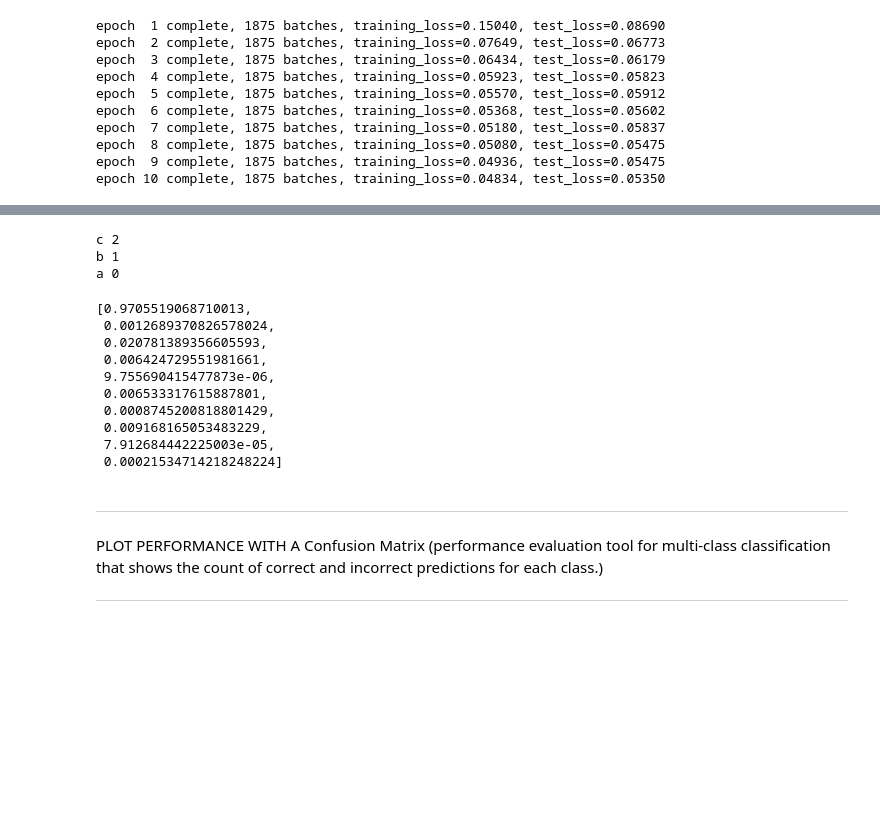
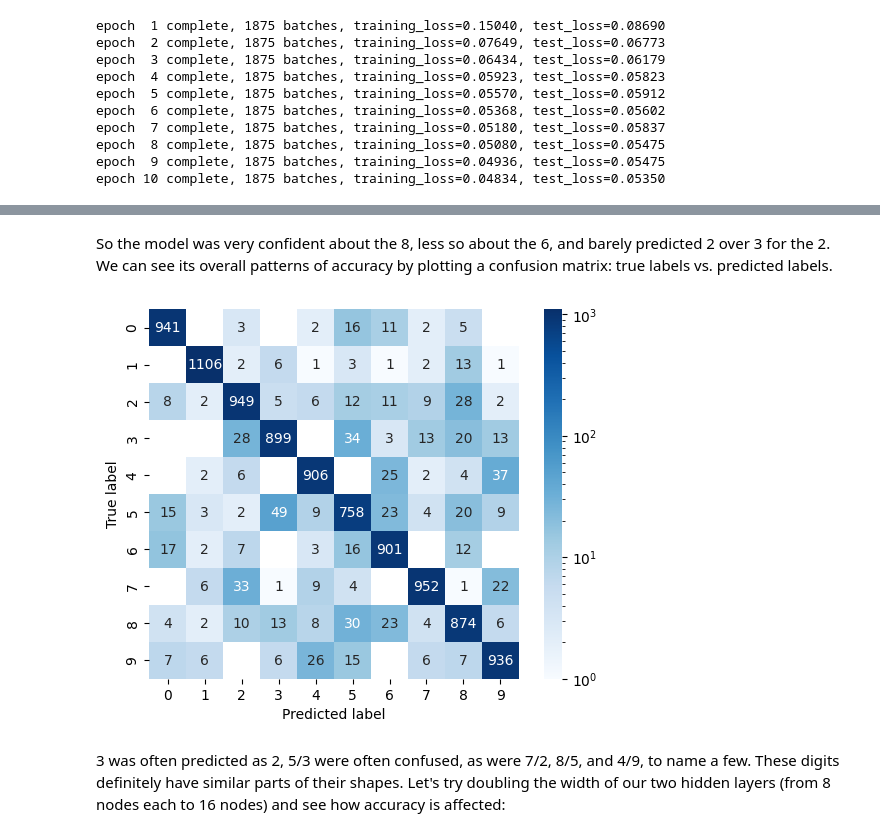
Before and after one commit to jeremy-dolan/neural-net-from-scratch, a Jupyter notebook: mlp_demo_interactive_digit_classifier.ipynb, the cells around one changed output, grey strips where cells are left out. Saved outputs shown, nothing was run; the diff lists cells and outputs as text; code cells hidden in the pictures; blank space fills up the shorter version.

```diff
--- a/mlp_demo_interactive_digit_classifier.ipynb
+++ b/mlp_demo_interactive_digit_classifier.ipynb
@@ -295,4 +304,0 @@ Visualize a couple samples from the test set, with the prediction's probability
-# %%
-x = mnist_net.forward(training_images[0])[-1]
-y = mnist_net.forward(training_data[0]['x'])[-1]
-y
@@ -360,30 +351,27 @@ plt.show()
-# %%
-layers = ['a', 'b', 'c']
-for enum, layer in enumerate(reversed(layers)):
-    layer_num = len(layers)-1-enum
-    print(layer, layer_num)
-# %% [output]
-c 2
-b 1
-a 0
-# %%
-prediction
-# %% [output]
-[0.9705519068710013,
- 0.0012689370826578024,
- 0.020781389356605593,
- 0.006424729551981661,
- 9.755690415477873e-06,
- 0.006533317615887801,
- 0.0008745200818801429,
- 0.009168165053483229,
- 7.912684442225003e-05,
- 0.00021534714218248224]
-# %% [markdown]
------
-
-PLOT PERFORMANCE WITH A Confusion Matrix (performance evaluation tool for
-multi-class classification that shows the count of correct and incorrect
-predictions for each class.)
-
------
+# %% [markdown]
+So the model was very confident about the 8, less so about the 6, and barely
+predicted 2 over 3 for the 2. We can see its overall patterns of accuracy by
+plotting a confusion matrix: true labels vs. predicted labels.
+# %%
+# initialize:
+conf_mat = [[0 for _ in range(10)] for _ in range(10)]
+
+for sample in test_data:
+    x = sample['x']
+    y = sample['y']
+    ŷ = mnist_net.forward(x)[-1]
+
+    true_class = y.index(1)
+    predicted_class = ŷ.index(max(ŷ))
+
+    conf_mat[true_class][predicted_class] += 1
+# %%
+import seaborn as sns
+from matplotlib.colors import LogNorm
+ax = sns.heatmap(conf_mat, cmap='Blues', square=True, norm=LogNorm(), annot=True, fmt='d')
+ax.set(ylabel="True label", xlabel="Predicted label")
+plt.show()
+# %% [output]
+[figure, added]
+# %% [markdown]
+3 was often predicted as 2, 5/3 were often confused, as were 7/2, 8/5, and 4/9, to name a few. These digits definitely have similar parts of their shapes. Let's try doubling the width of our two hidden layers (from 8 nodes each to 16 nodes) and see how accuracy is affected:
```
Also changed, not shown: parts of 17 cells of this notebook.
